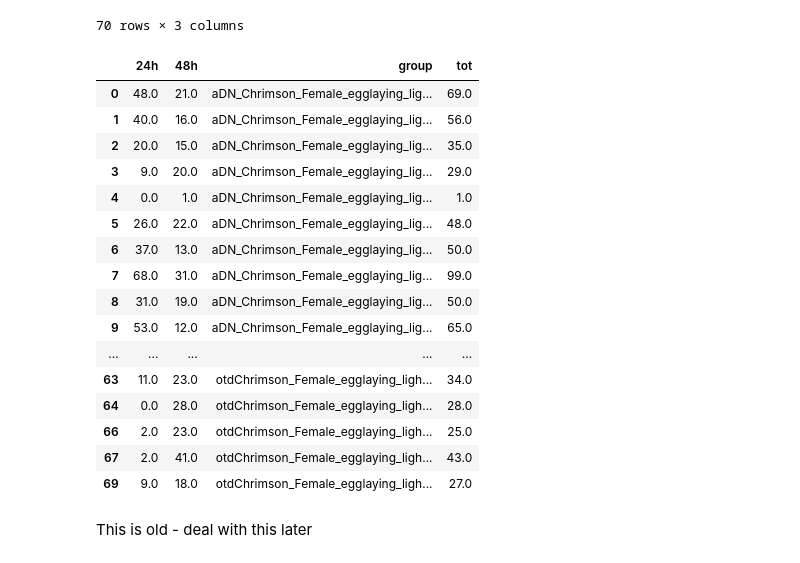
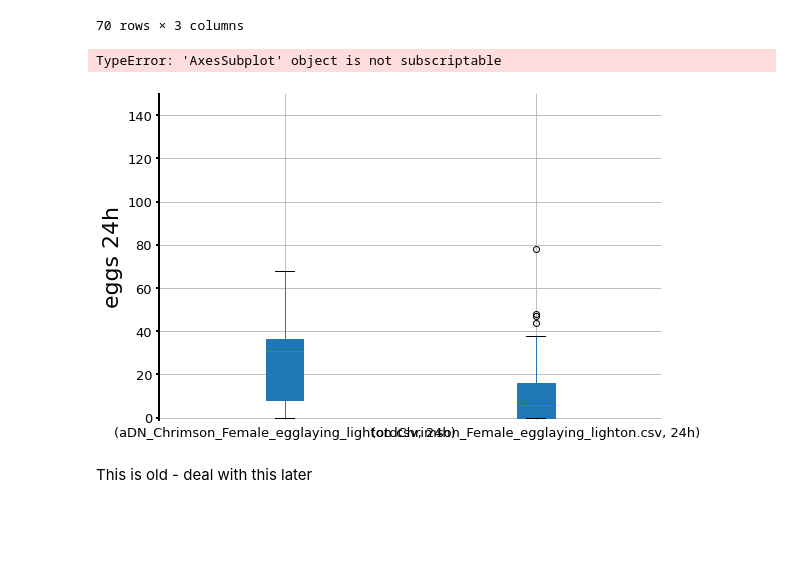
Before and after one commit to AR2202/FlyMate, a Jupyter notebook: eggplots.ipynb, the cells around one changed output. Cells and saved outputs as stored; diff of their text form; code cells hidden in the pictures; blank space fills up the shorter version.

```diff
--- a/eggplots.ipynb
+++ b/eggplots.ipynb
@@ -30,26 +31,51 @@ df
 70 rows × 3 columns
 # %%
 df_pre = egglaying.preprocess_egglaying(df)
-# %%
-df_pre
-# %% [output]
-|  | 24h | 48h | group | tot |
-| 0 | 48.0 | 21.0 | aDN_Chrimson_Female_egglaying_lig... | 69.0 |
-| 1 | 40.0 | 16.0 | aDN_Chrimson_Female_egglaying_lig... | 56.0 |
-| 2 | 20.0 | 15.0 | aDN_Chrimson_Female_egglaying_lig... | 35.0 |
-| 3 | 9.0 | 20.0 | aDN_Chrimson_Female_egglaying_lig... | 29.0 |
-| 4 | 0.0 | 1.0 | aDN_Chrimson_Female_egglaying_lig... | 1.0 |
-| 5 | 26.0 | 22.0 | aDN_Chrimson_Female_egglaying_lig... | 48.0 |
-| 6 | 37.0 | 13.0 | aDN_Chrimson_Female_egglaying_lig... | 50.0 |
-| 7 | 68.0 | 31.0 | aDN_Chrimson_Female_egglaying_lig... | 99.0 |
-| 8 | 31.0 | 19.0 | aDN_Chrimson_Female_egglaying_lig... | 50.0 |
-| 9 | 53.0 | 12.0 | aDN_Chrimson_Female_egglaying_lig... | 65.0 |
-| ... | ... | ... | ... | ... |
-| 63 | 11.0 | 23.0 | otdChrimson_Female_egglaying_ligh... | 34.0 |
-| 64 | 0.0 | 28.0 | otdChrimson_Female_egglaying_ligh... | 28.0 |
-| 66 | 2.0 | 23.0 | otdChrimson_Female_egglaying_ligh... | 25.0 |
-| 67 | 2.0 | 41.0 | otdChrimson_Female_egglaying_ligh... | 43.0 |
-| 69 | 9.0 | 18.0 | otdChrimson_Female_egglaying_ligh... | 27.0 |
+# %%
+yaxlabel = 'eggs 24h'
+labels = ['aDN>Chrimson','Otd-Flp;stop>Chrimson']
+colors = ['magenta','black']
+colors2 = ['magenta','magenta','black','black']
+fig, axes = plt.subplots(nrows=1,ncols=1, figsize=(9, 6))
+bplot1 = df_pre.groupby(by='group').boxplot(column="24h", subplots=False,vert=True, patch_artist=True)
+axes.tick_params(axis='both', direction='out')
+axes.yaxis.set_ticks_position('left')
+axes.xaxis.set_ticks_position('bottom')
+axes.spines['right'].set_visible(False)
+axes.spines['top'].set_visible(False)
+axes.spines['bottom'].set_visible(False)
+for axis in ['bottom','left']:
+    axes.spines[axis].set_linewidth(2)
+
+axes.xaxis.set_tick_params(width=0)
+axes.yaxis.set_tick_params(width=2)
+plt.ylim(-1, 150)
+plt.xlabel('', fontsize=18)
+plt.ylabel(yaxlabel, fontsize=22)
+plt.tick_params(axis='both', labelsize=13)
+
+for patch, color in zip(bplot1['boxes'],colors):
+    patch.set_facecolor(color)
+    patch.set_color(color)
+plt.xlabel('', fontsize=18)
+plt.ylabel(yaxlabel, fontsize=22)
+plt.tick_params(axis='both', labelsize=13)
+# change color and linewidth of the whiskers
+for whisker, color in zip(bplot1['whiskers'], colors2):
+    whisker.set(color=color, linewidth=2, linestyle='-')
+
+# change color and linewidth of the caps
+for cap,color in zip(bplot1['caps'], colors2):
+    cap.set(color=color, linewidth=2, linestyle='-')
+# change color and linewidth of the caps
+for flier, color in zip(bplot1['fliers'], colors2):
+    flier.set(color=color, marker='o')
+
+plt.setp(bplot1['medians'], color='white', marker='', linewidth=2)
+plt.setp(axes, xticklabels=labels)
+# %% [output]
+TypeError: 'AxesSubplot' object is not subscriptable
+[figure, added]
 # %% [markdown]
 This is old - deal with this later
 # %%
```
Also changed, not shown: parts of 2 cells of this notebook, 1 other file.
